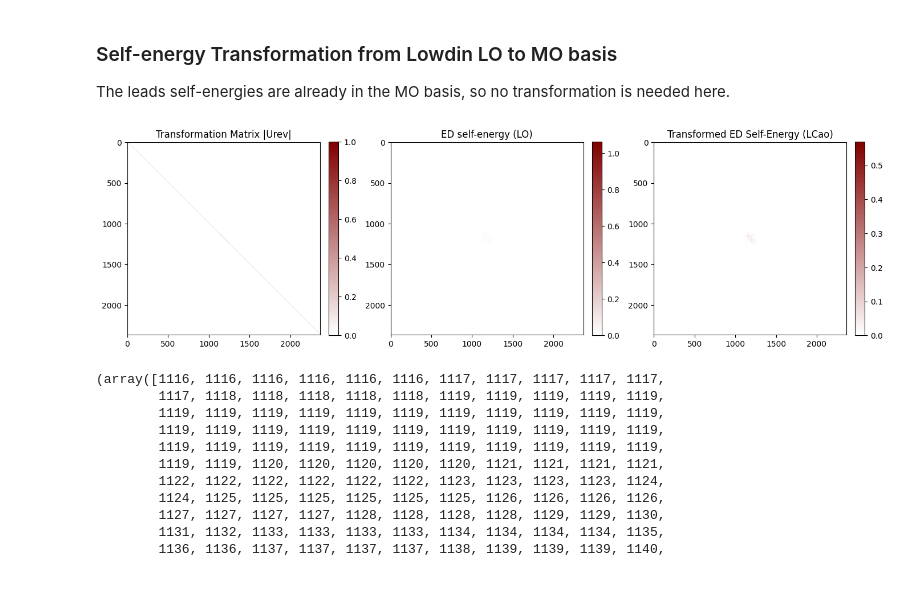
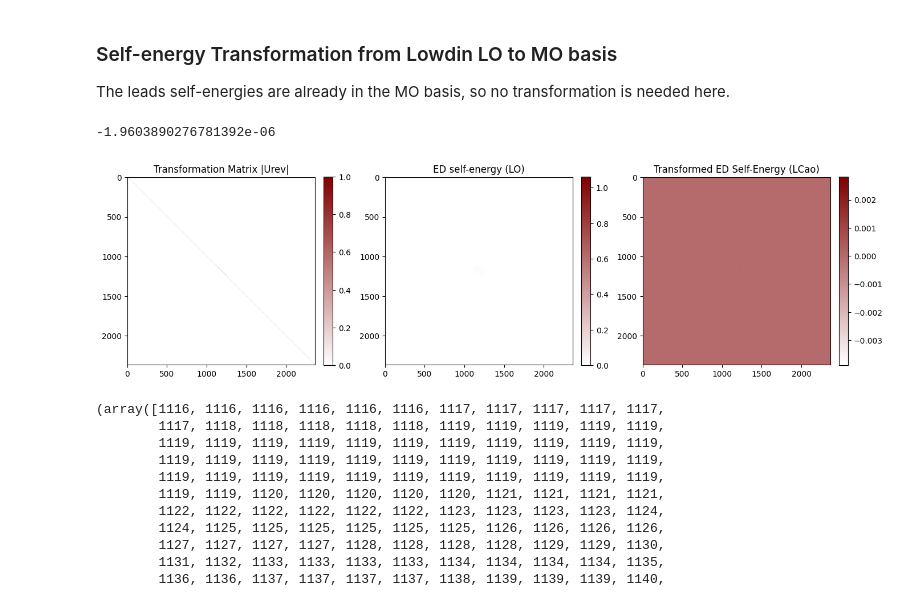
Before and after one commit to aj0337/qtpyt-tests, a Jupyter notebook: vertex_correction/pentadienyl/ao_basis/get_transformation.ipynb, the cells around one changed output. Drawn from its saved outputs; the diff is of its cells as text; code cells hidden in the pictures.

```diff
--- a/vertex_correction/pentadienyl/ao_basis/get_transformation.ipynb
+++ b/vertex_correction/pentadienyl/ao_basis/get_transformation.ipynb
@@ -344,32 +350,39 @@ S_device = S_subdiagonalized[0].copy()
 ed_self_energy_file = f"{data_folder}/ed/self_energy_with_dcc.npy"
 energies = np.array([0.299])
 ed_sigma = load(ed_self_energy_file)
-es_lo = ed_sigma.retarded(0.0)
+es_lo = ed_sigma.retarded(0.299)
 Urev_conj = Urev.conj().T
 es_lcao = Urev_conj @ es_lo @ Urev
+# %%
+t =es_lo[1116,1116]
+t.imag
+# %% [output]
+-1.9603890276781392e-06
 # %%
+
+
 fig, axes = plt.subplots(1, 3, figsize=(14, 8))
 # Uprime = Urev - np.eye(Urev.shape[0])
 # im0 = axes[0].imshow(np.abs(Uprime), cmap="viridis")
 # axes[0].set_title("Transformation Matrix |Urev - I|")
 # plt.colorbar(im0, ax=axes[0], fraction=0.046, pad=0.04)
 # --- Row 1 ---
 im0 = axes[0].imshow(np.abs(Urev), cmap=maroon_cmap)
 axes[0].set_title("Transformation Matrix |Urev|")
 plt.colorbar(im0, ax=axes[0], fraction=0.046, pad=0.04)
 
 im1 = axes[1].imshow(np.abs(es_lo), cmap=maroon_cmap)
 axes[1].set_title("ED self-energy (LO)")
 plt.colorbar(im1, ax=axes[1], fraction=0.046, pad=0.04)
 
-im2 = axes[2].imshow(np.abs(es_lcao), cmap=maroon_cmap)
+im2 = axes[2].imshow((((es_lcao).imag)), cmap=maroon_cmap)
 axes[2].set_title("Transformed ED Self-Energy (LCao)")
 plt.colorbar(im2, ax=axes[2], fraction=0.046, pad=0.04)
 
 plt.tight_layout()
 plt.show()
 # %% [output]
-[figure, old version]
+[figure, new version]
 # %%
 np.where(Uprime > 1e-30)
 # %% [output]
```
Also changed, not shown: parts of 8 cells of this notebook, 2 other files.
